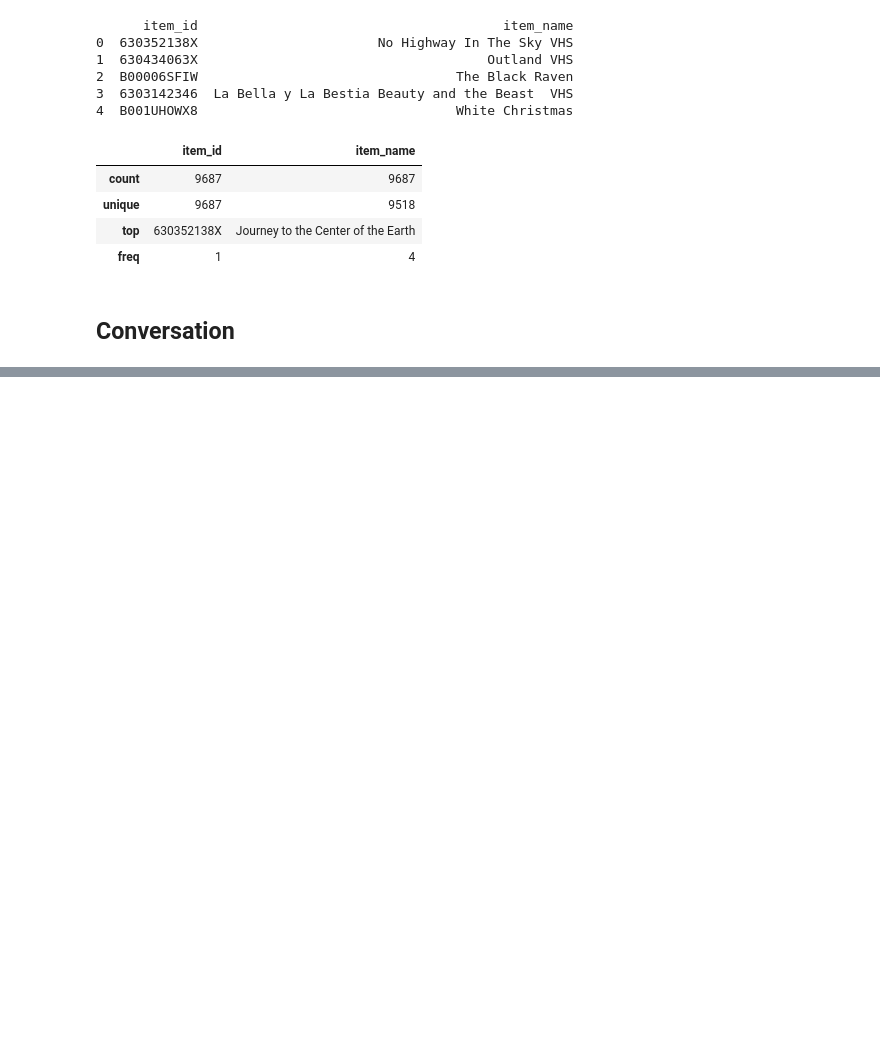
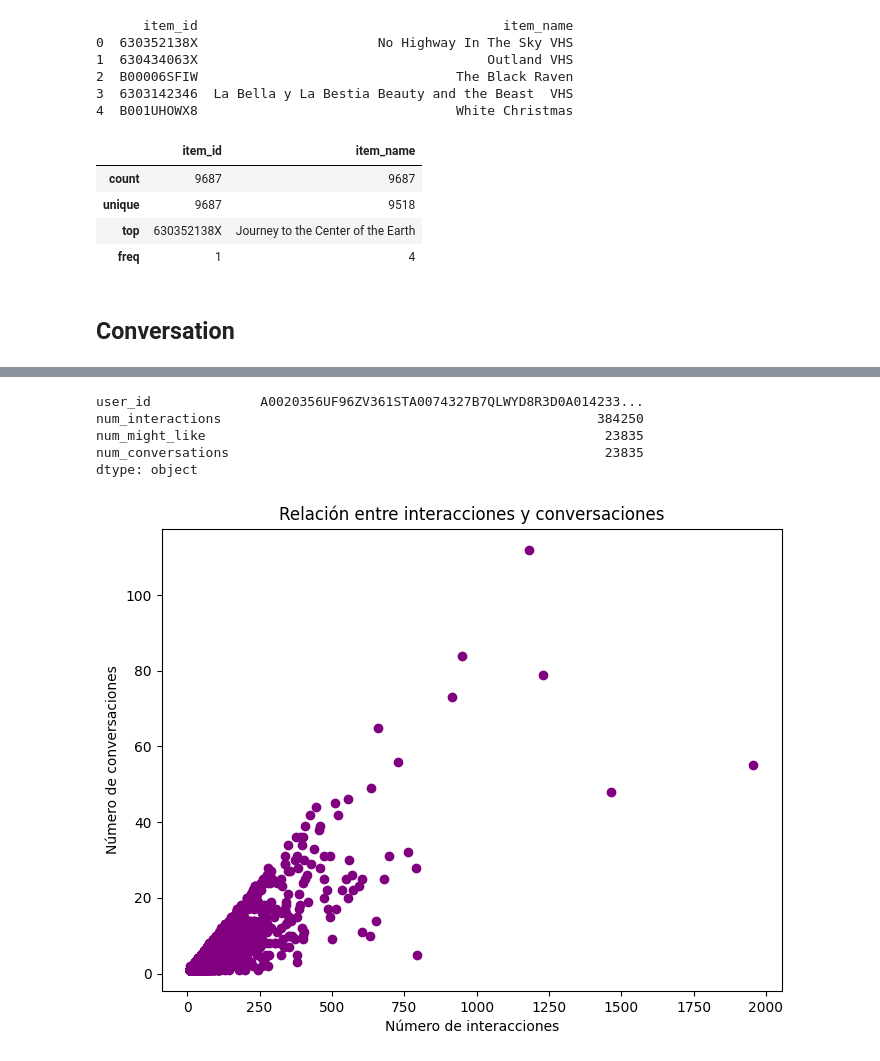
Before and after one commit to pedropalmav/proyecto-recsys, a Jupyter notebook: data/data_analysis.ipynb, the cells around one changed output, grey strips where cells are left out. Saved outputs shown, nothing was run; the diff lists cells and outputs as text; code cells hidden in the pictures; blank space fills up the shorter version.

```diff
--- a/data/data_analysis.ipynb
+++ b/data/data_analysis.ipynb
@@ -61,0 +352,5 @@ Archivo procesado y guardado como: Movies/Conversation.json
+# %%
+data, conversations = cargar_jsonl('Books/final_data.jsonl')
+
+final_data_books = pd.json_normalize(data)
+final_conversations_books = pd.json_normalize(conversations)
@@ -61,0 +369,17 @@ Archivo procesado y guardado como: Movies/Conversation.json
+# %%
+final_data_books.sum()
+# %% [output]
+user_id              A0020356UF96ZV361STA0074327B7QLWYD8R3D0A014233...
+num_interactions                                                384250
+num_might_like                                                   23835
+num_conversations                                                23835
+dtype: object
+# %%
+plt.figure(figsize=(8,6))
+plt.scatter(final_data_books['num_interactions'], final_data_books['num_conversations'], color='purple')
+plt.title('Relación entre interacciones y conversaciones')
+plt.xlabel('Número de interacciones')
+plt.ylabel('Número de conversaciones')
+plt.show()
+# %% [output]
+[figure, added]
```
Also changed, not shown: parts of 27 cells of this notebook.
